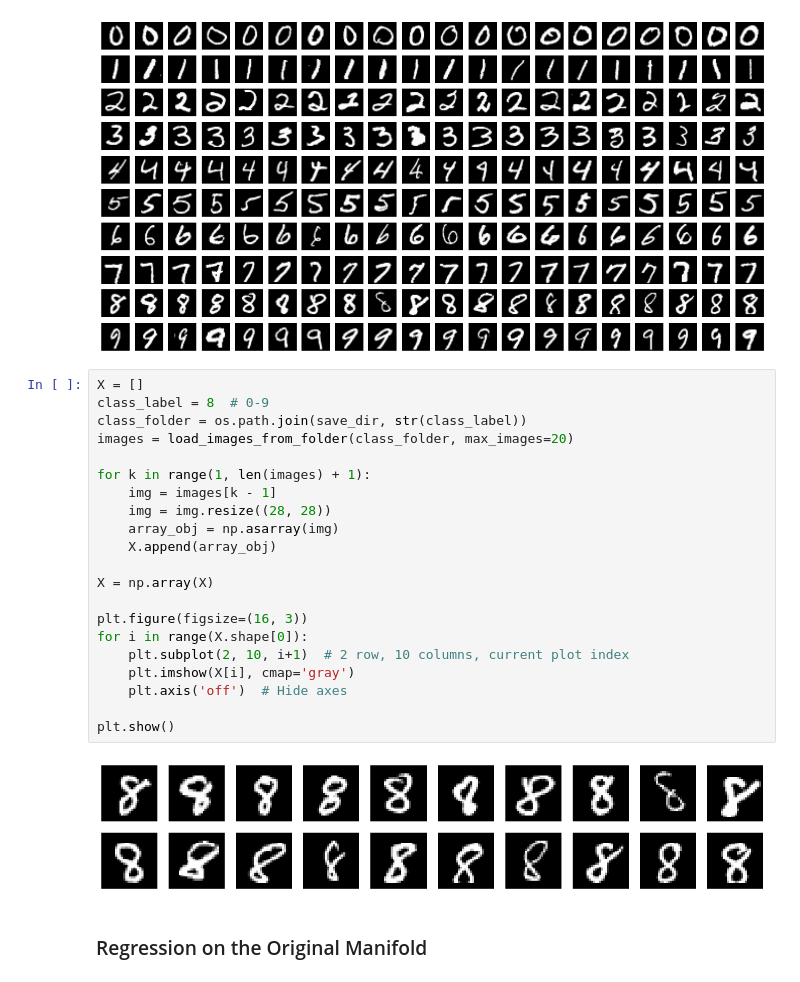
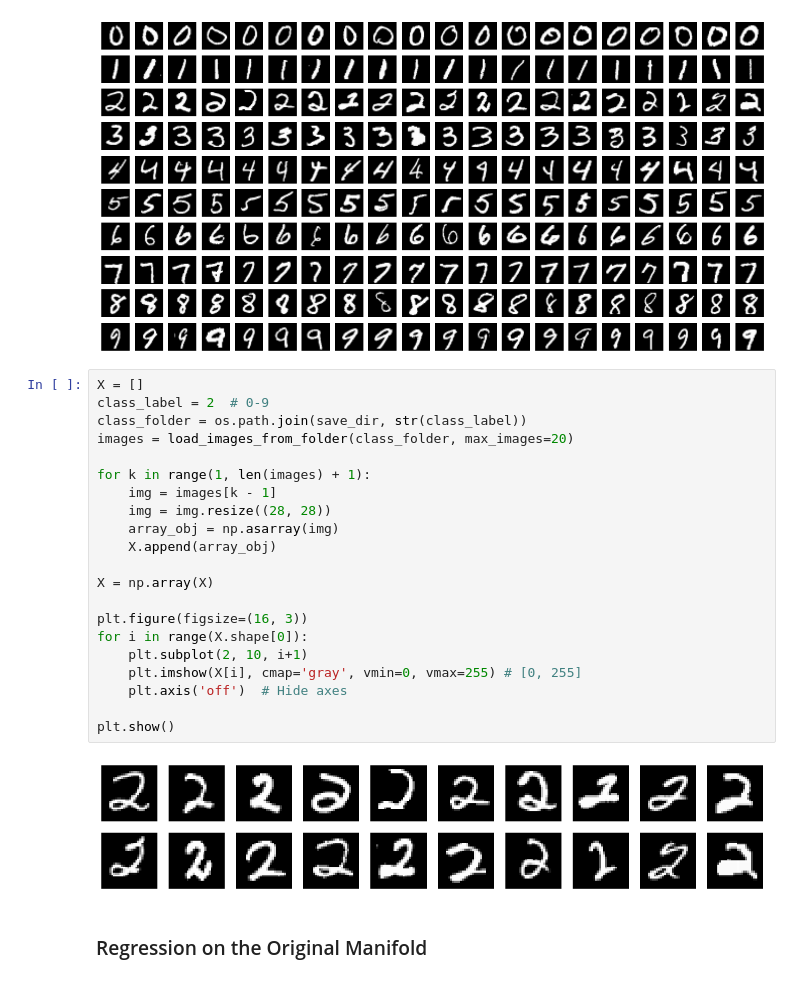
Before and after one commit to sleepymalc/IG-Augmentation, a Jupyter notebook: MBTA.ipynb, the cells around one changed output. Drawn from its saved outputs; the diff is of its cells as text.

```diff
--- a/MBTA.ipynb
+++ b/MBTA.ipynb
@@ -59,27 +105,27 @@ plt.show()
 [figure]
 # %%
 X = []
-class_label = 8  # 0-9
+class_label = 2  # 0-9
 class_folder = os.path.join(save_dir, str(class_label))
 images = load_images_from_folder(class_folder, max_images=20)
 
 for k in range(1, len(images) + 1):
     img = images[k - 1]
     img = img.resize((28, 28))
     array_obj = np.asarray(img)
     X.append(array_obj)
 
 X = np.array(X)
 
 plt.figure(figsize=(16, 3))
 for i in range(X.shape[0]):
-    plt.subplot(2, 10, i+1)  # 2 row, 10 columns, current plot index
-    plt.imshow(X[i], cmap='gray')
+    plt.subplot(2, 10, i+1)
+    plt.imshow(X[i], cmap='gray', vmin=0, vmax=255) # [0, 255]
     plt.axis('off')  # Hide axes
 
 plt.show()
 # %% [output]
-[figure, old version]
+[figure, new version]
 # %% [markdown]
 ### Regression on the Original Manifold
 # %%
```
Also changed, not shown: parts of 13 cells of this notebook.
